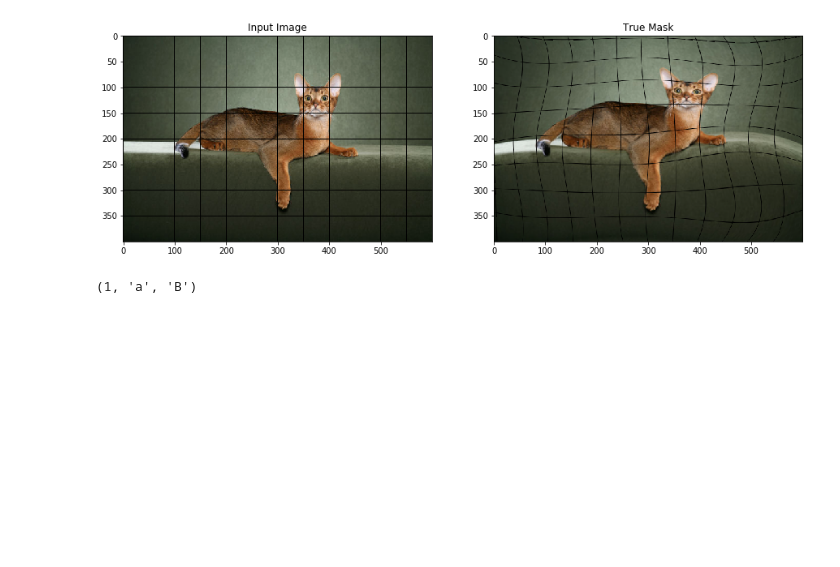
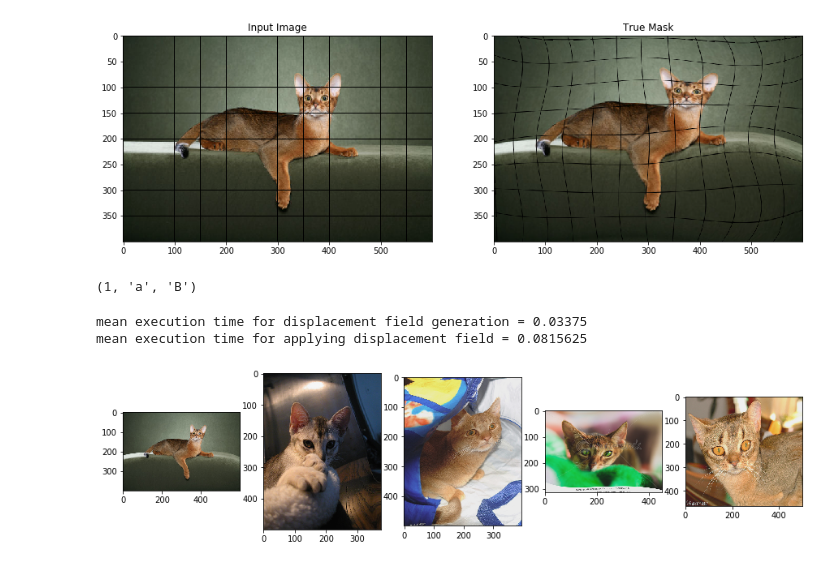
Before and after one commit to randomstructures/ExLSM-Image-Segmentation, a Jupyter notebook: Unet1/elastic-transform-for-data-augmentation.ipynb, the cells around one changed output. Saved outputs shown, nothing was run; the diff lists cells and outputs as text; code cells hidden in the pictures; blank space fills up the shorter version.

```diff
--- a/Unet1/elastic-transform-for-data-augmentation.ipynb
+++ b/Unet1/elastic-transform-for-data-augmentation.ipynb
@@ -229,3 +229,38 @@ coords[0][1,0,1], coords[1][1,0,1], coords[2][1,0,1]
 # watch out for differences between the cartesian and matrix enumeration of dimension !
 # %% [output]
 (1, 'a', 'B')
+# %%
+# Mesure the performance of image conversion
+import time
+
+test_images = [k.preprocessing.image.img_to_array(k.preprocessing.image.load_img(p)) for p in images[:100]]
+test_masks = [k.preprocessing.image.img_to_array(k.preprocessing.image.load_img(p)) for p in masks[:100]]
+
+#
+fields = []
+
+start = time.process_time()
+
+for i in range(100):
+    fields.append(deformation.displacementGridField(test_images[i].shape))
+
+stop = time.process_time()
+
+print('mean execution time for displacement field generation = {}'.format((stop-start)/100))
+
+start = time.process_time()
+
+for i in range(100):
+    test_images[i] = deformation.applyDisplacementField(test_images[i], *fields[i], interpolation_order= 2)
+    test_masks[i] = deformation.applyDisplacementField(test_masks[i], *fields[i], interpolation_order= 0) # NN Interpolation for masks
+
+stop = time.process_time()
+
+print('mean execution time for applying displacement field = {}'.format((stop-start)/100))
+# %% [output]
+mean execution time for displacement field generation = 0.03375
+mean execution time for applying displacement field = 0.0815625
+# %%
+utility.display(test_images[:5], titles = False)
+# %% [output]
+[figure, added]
```
Also changed, not shown: parts of 3 cells of this notebook.
